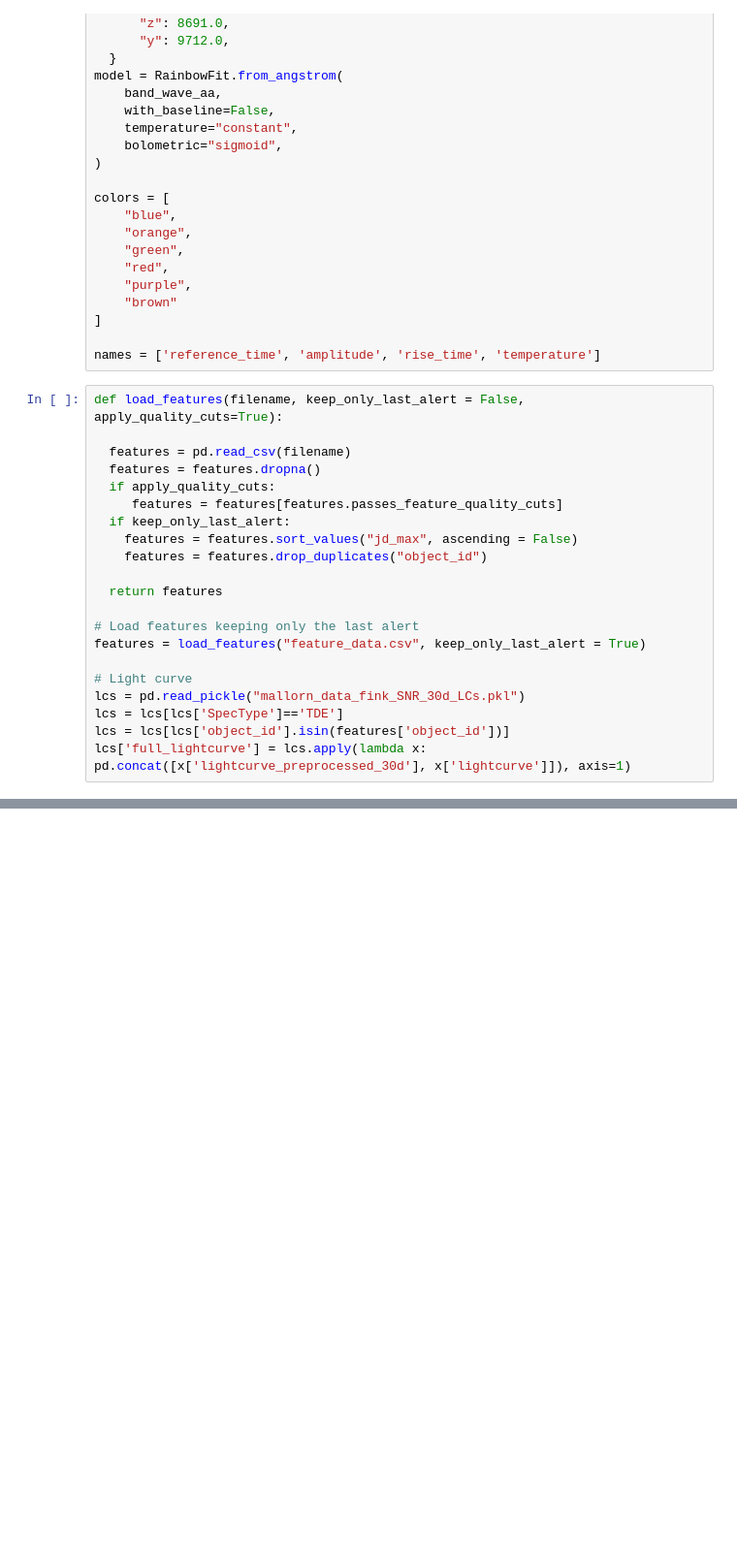
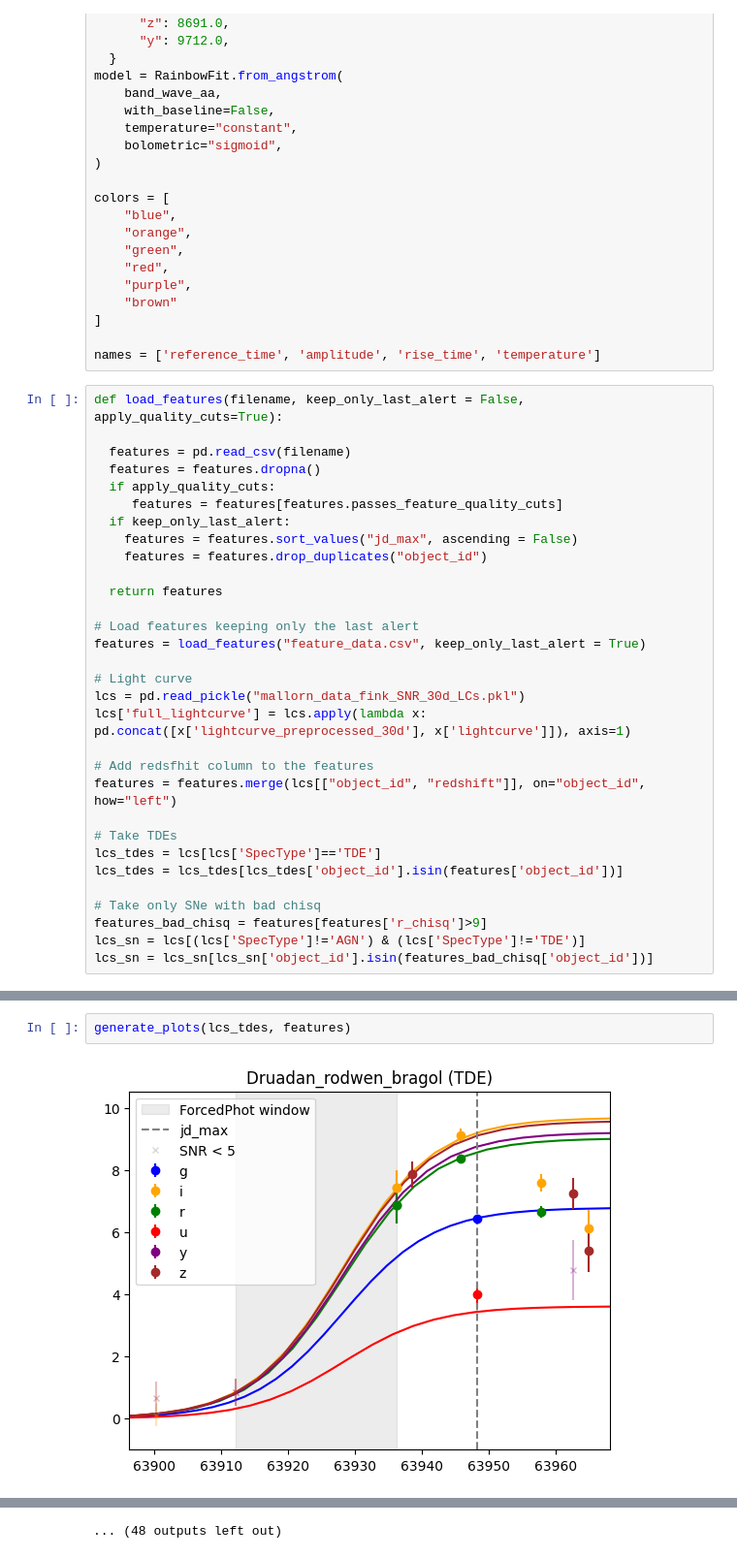
Before and after one commit to emilleishida/Fink_earlyTDE_v2, a Jupyter notebook: notebooks/check_the_fits.ipynb, the cells around one changed output, grey strips where cells are left out. Shown at 97% size. Saved outputs shown, nothing was run; the diff lists cells and outputs as text; blank space fills up the shorter version.

```diff
--- a/notebooks/check_the_fits.ipynb
+++ b/notebooks/check_the_fits.ipynb
@@ -107,6 +86,16 @@ features = load_features("feature_data.csv", keep_only_last_alert = True)
 
 # Light curve
 lcs = pd.read_pickle("mallorn_data_fink_SNR_30d_LCs.pkl")
-lcs = lcs[lcs['SpecType']=='TDE']
-lcs = lcs[lcs['object_id'].isin(features['object_id'])]
 lcs['full_lightcurve'] = lcs.apply(lambda x: pd.concat([x['lightcurve_preprocessed_30d'], x['lightcurve']]), axis=1)
+
+# Add redsfhit column to the features
+features = features.merge(lcs[["object_id", "redshift"]], on="object_id", how="left")
+
+# Take TDEs
+lcs_tdes = lcs[lcs['SpecType']=='TDE']
+lcs_tdes = lcs_tdes[lcs_tdes['object_id'].isin(features['object_id'])]
+
+# Take only SNe with bad chisq
+features_bad_chisq = features[features['r_chisq']>9]
+lcs_sn = lcs[(lcs['SpecType']!='AGN') & (lcs['SpecType']!='TDE')]
+lcs_sn = lcs_sn[lcs_sn['object_id'].isin(features_bad_chisq['object_id'])]
@@ -295,0 +171,4 @@ for objid in buggy:
+# %%
+generate_plots(lcs_tdes, features)
+# %% [output]
+[figure, added]
@@ -295,0 +186 @@ for objid in buggy:
+... (48 outputs left out)
```
Also changed, not shown: parts of 10 cells of this notebook.
